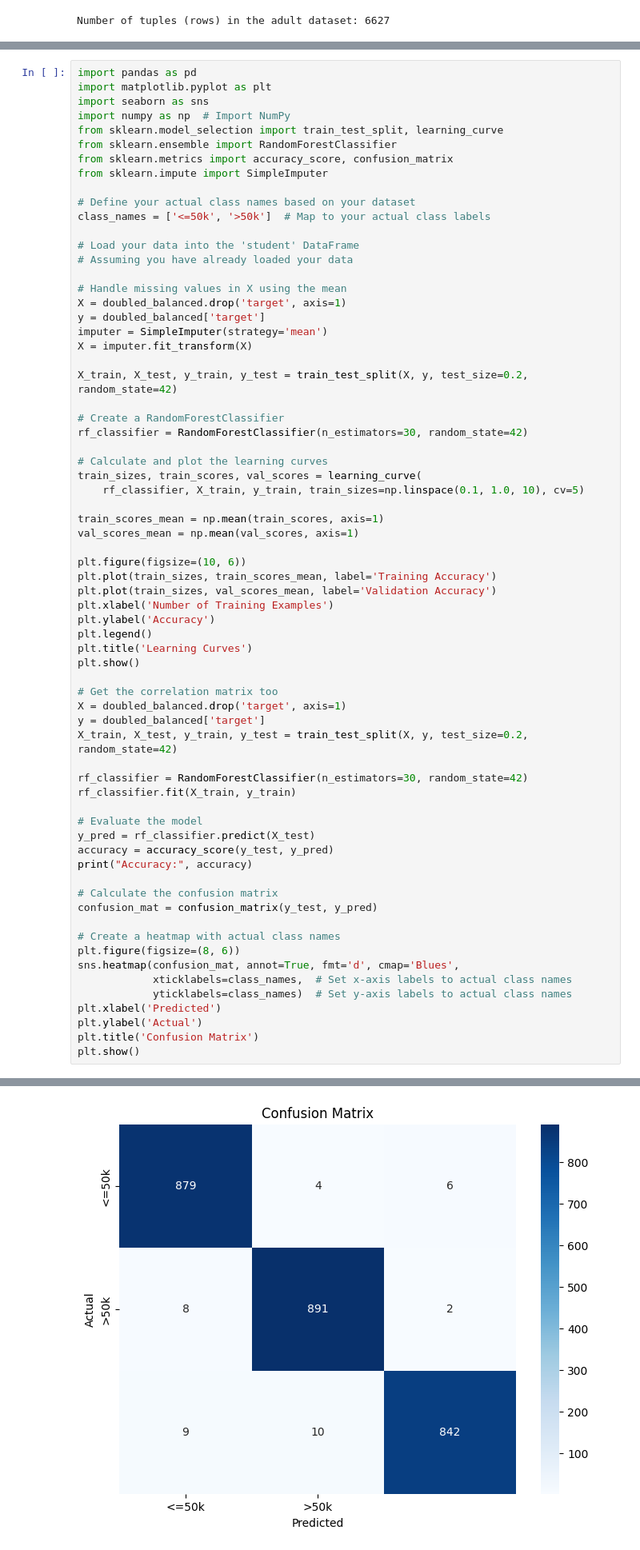
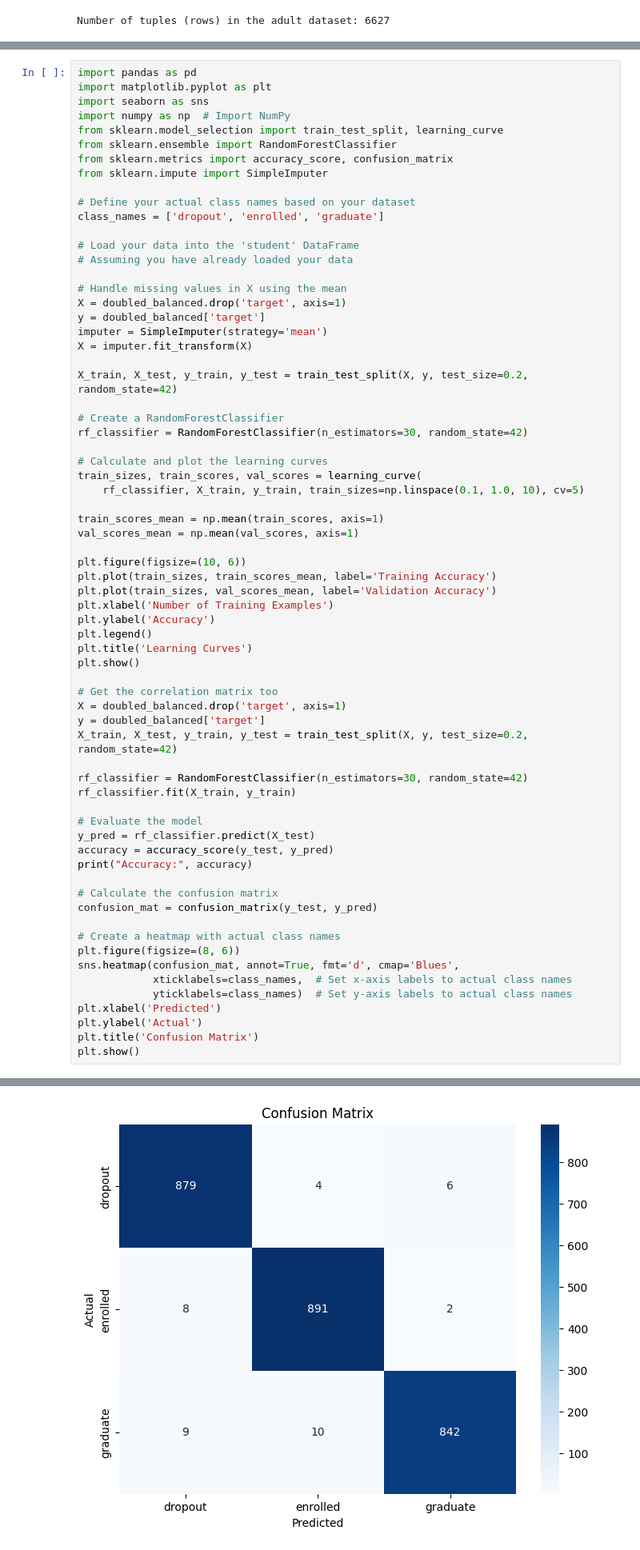
Before and after one commit to manpreetdhindsa747/COMP_541, a Jupyter notebook: RandomForest.ipynb, the cells around one changed output, grey strips where cells are left out. Shown at 80% size. Cells and saved outputs as stored; diff of their text form.

```diff
--- a/RandomForest.ipynb
+++ b/RandomForest.ipynb
@@ -656,7 +656,7 @@ from sklearn.metrics import accuracy_score, confusion_matrix
 from sklearn.impute import SimpleImputer
 
 # Define your actual class names based on your dataset
-class_names = ['<=50k', '>50k']  # Map to your actual class labels
+class_names = ['dropout', 'enrolled', 'graduate']
 
 # Load your data into the 'student' DataFrame
 # Assuming you have already loaded your data
@@ -689,31 +689,31 @@ plt.title('Learning Curves')
 plt.show()
 
 # Get the correlation matrix too
 X = doubled_balanced.drop('target', axis=1)
 y = doubled_balanced['target']
 X_train, X_test, y_train, y_test = train_test_split(X, y, test_size=0.2, random_state=42)
 
 rf_classifier = RandomForestClassifier(n_estimators=30, random_state=42)
 rf_classifier.fit(X_train, y_train)
 
 # Evaluate the model
 y_pred = rf_classifier.predict(X_test)
 accuracy = accuracy_score(y_test, y_pred)
 print("Accuracy:", accuracy)
 
 # Calculate the confusion matrix
 confusion_mat = confusion_matrix(y_test, y_pred)
 
 # Create a heatmap with actual class names
 plt.figure(figsize=(8, 6))
 sns.heatmap(confusion_mat, annot=True, fmt='d', cmap='Blues',
             xticklabels=class_names,  # Set x-axis labels to actual class names
             yticklabels=class_names)  # Set y-axis labels to actual class names
 plt.xlabel('Predicted')
 plt.ylabel('Actual')
 plt.title('Confusion Matrix')
 plt.show()
 # %% [output]
 [figure]
 Accuracy: 0.985288570350811
-[figure, old version]
+[figure, new version]
```
Also changed, not shown: parts of 1 cell of this notebook.
